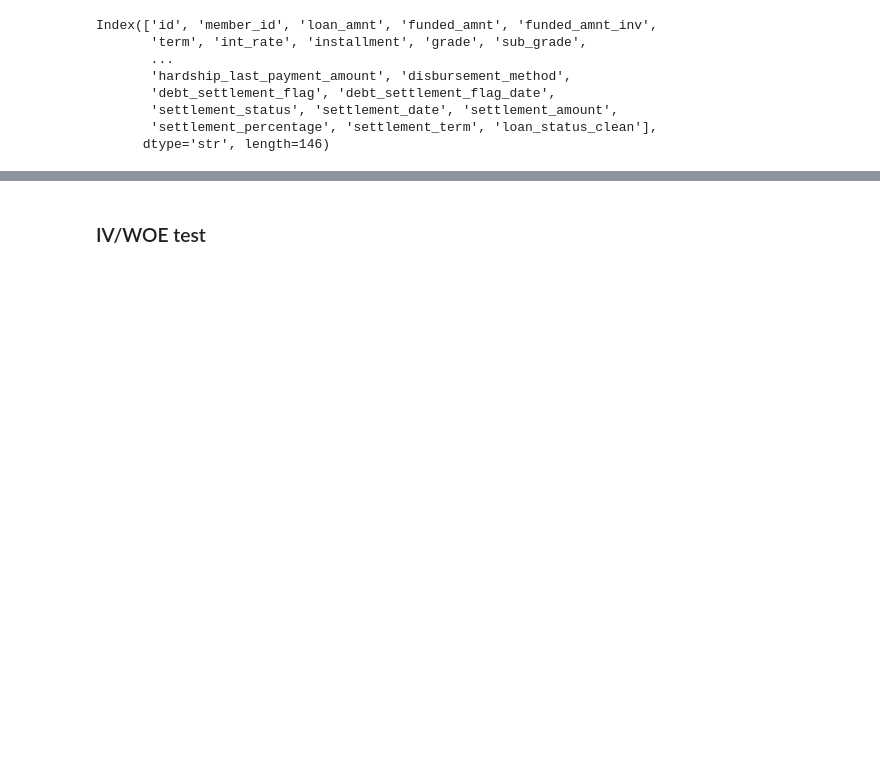
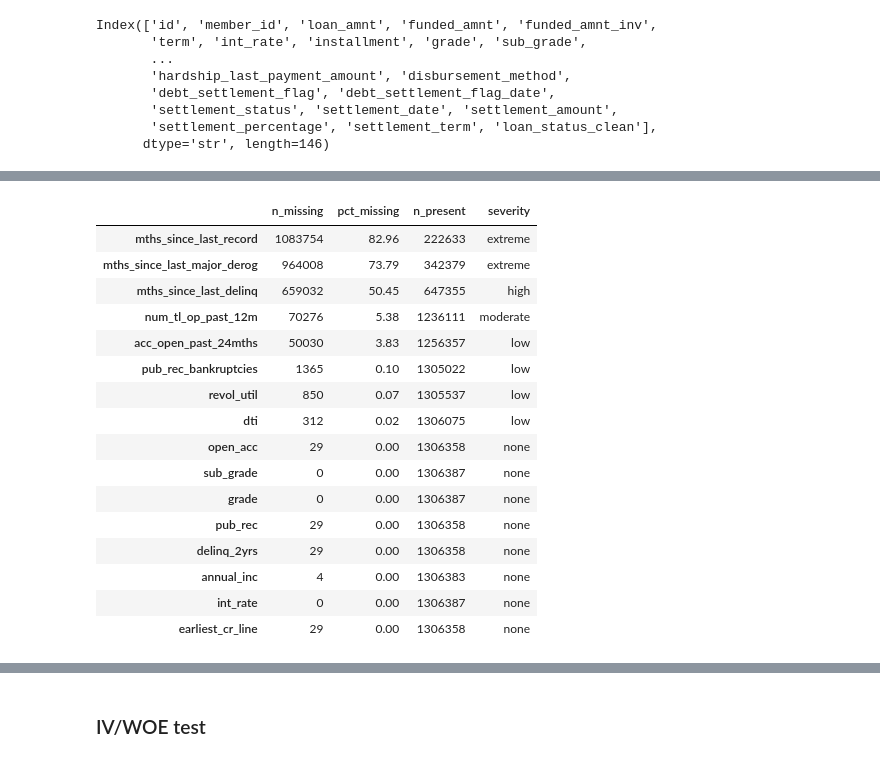
Before and after one commit to yusharif1605-dev/Credit-Scoring, a Jupyter notebook: Notebook/process.ipynb, the cells around one changed output, grey strips where cells are left out. Cells and saved outputs as stored; diff of their text form; code cells hidden in the pictures; blank space fills up the shorter version.

```diff
--- a/Notebook/process.ipynb
+++ b/Notebook/process.ipynb
@@ -154,0 +214,31 @@ Index(['id', 'member_id', 'loan_amnt', 'funded_amnt', 'funded_amnt_inv',
+# %%
+# Cell 2 — missing value summary
+miss = pd.DataFrame({
+    "n_missing": eda_df[present_cols].isna().sum(),
+    "pct_missing": (eda_df[present_cols].isna().mean() * 100).round(2),
+    "n_present": eda_df[present_cols].notna().sum(),
+})
+miss["severity"] = pd.cut(
+    miss["pct_missing"],
+    bins=[-0.01, 0, 5, 30, 70, 100],
+    labels=["none", "low", "moderate", "high", "extreme"],
+)
+miss.sort_values("pct_missing", ascending=False)
+# %% [output]
+|  | n_missing | pct_missing | n_present | severity |
+| mths_since_last_record | 1083754 | 82.96 | 222633 | extreme |
+| mths_since_last_major_derog | 964008 | 73.79 | 342379 | extreme |
+| mths_since_last_delinq | 659032 | 50.45 | 647355 | high |
+| num_tl_op_past_12m | 70276 | 5.38 | 1236111 | moderate |
+| acc_open_past_24mths | 50030 | 3.83 | 1256357 | low |
+| pub_rec_bankruptcies | 1365 | 0.10 | 1305022 | low |
+| revol_util | 850 | 0.07 | 1305537 | low |
+| dti | 312 | 0.02 | 1306075 | low |
+| open_acc | 29 | 0.00 | 1306358 | none |
+| sub_grade | 0 | 0.00 | 1306387 | none |
+| grade | 0 | 0.00 | 1306387 | none |
+| pub_rec | 29 | 0.00 | 1306358 | none |
+| delinq_2yrs | 29 | 0.00 | 1306358 | none |
+| annual_inc | 4 | 0.00 | 1306383 | none |
+| int_rate | 0 | 0.00 | 1306387 | none |
+| earliest_cr_line | 29 | 0.00 | 1306358 | none |
```
Also changed, not shown: parts of 13 cells of this notebook, 1 other file.
